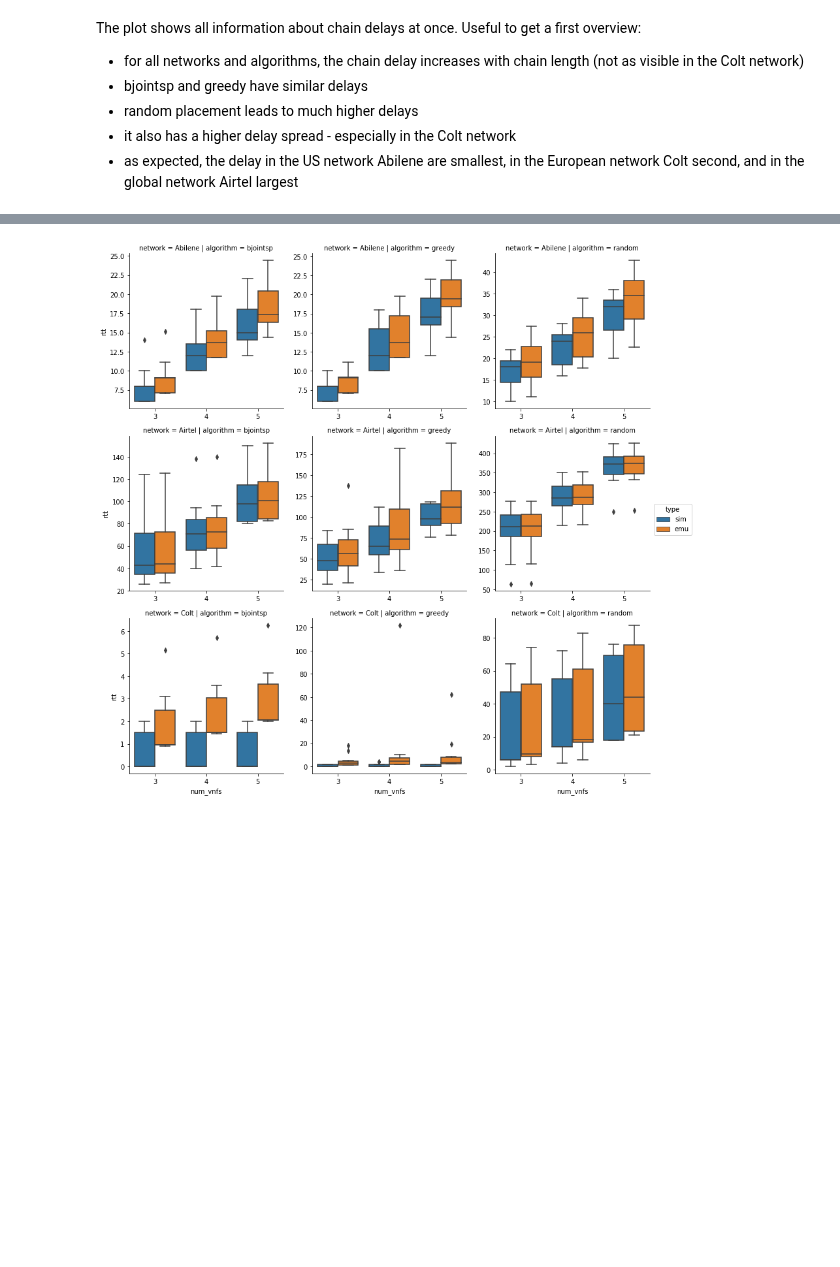
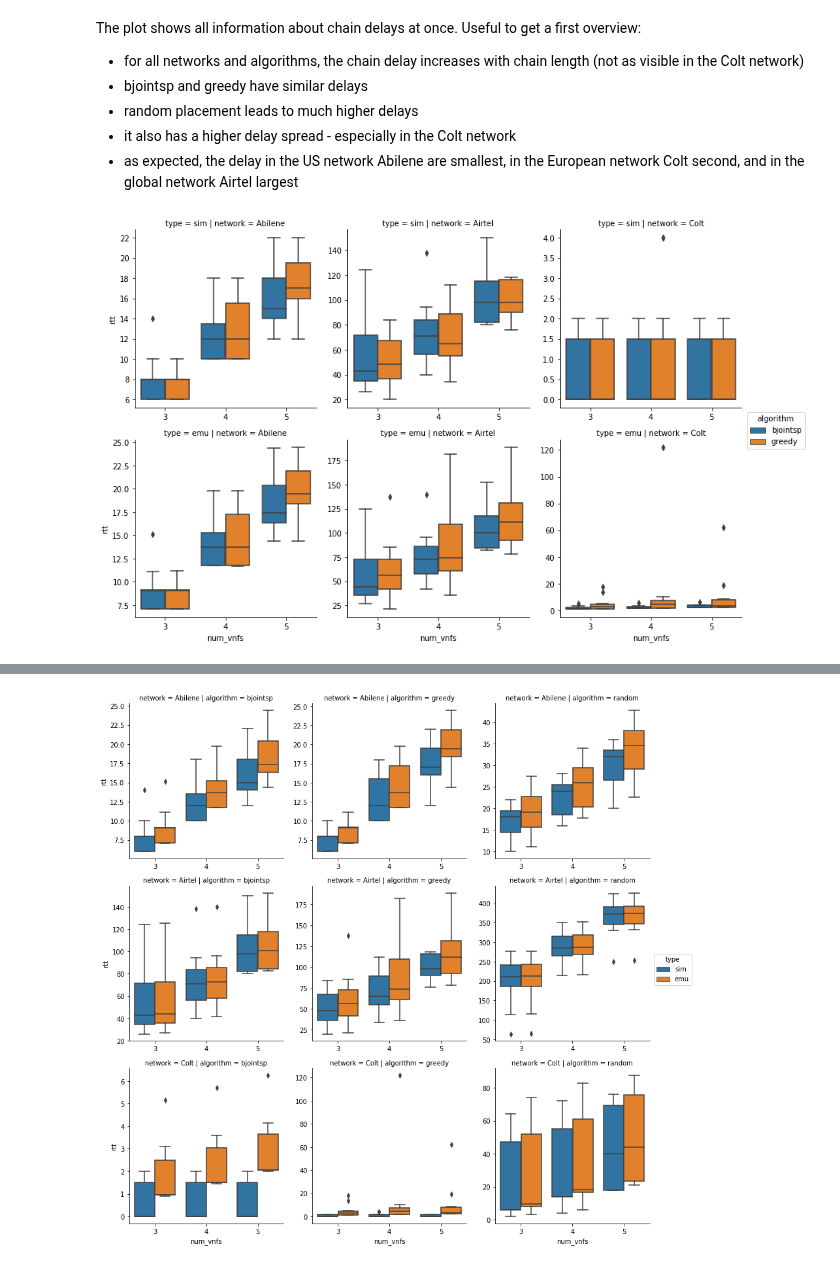
Before and after one commit to CN-UPB/placement-emulation, a Jupyter notebook: eval/eval.ipynb, the cells around one changed output, grey strips where cells are left out. Drawn from its saved outputs; the diff is of its cells as text; code cells hidden in the pictures; blank space fills up the shorter version.

Commit message:
a little more work on the eval notebook (chain rtt ratios)

```diff
--- a/eval/eval.ipynb
+++ b/eval/eval.ipynb
@@ -104,3 +101,9 @@ The plot shows all information about chain delays at once. Useful to get a first
 * random placement leads to much higher delays
 * it also has a higher delay spread - especially in the Colt network
 * as expected, the delay in the US network Abilene are smallest, in the European network Colt second, and in the global network Airtel largest
+# %%
+# same but only with bjointsp and greedy, not random
+g = sns.factorplot(x='num_vnfs', y='rtt', hue='algorithm', row='type', col='network',
+                   data=aux_chain_df.loc[aux_chain_df['algorithm'] != 'random'], kind='box', sharey=False)
+# %% [output]
+[figure, added]
```
Also changed, not shown: parts of 9 cells of this notebook.
